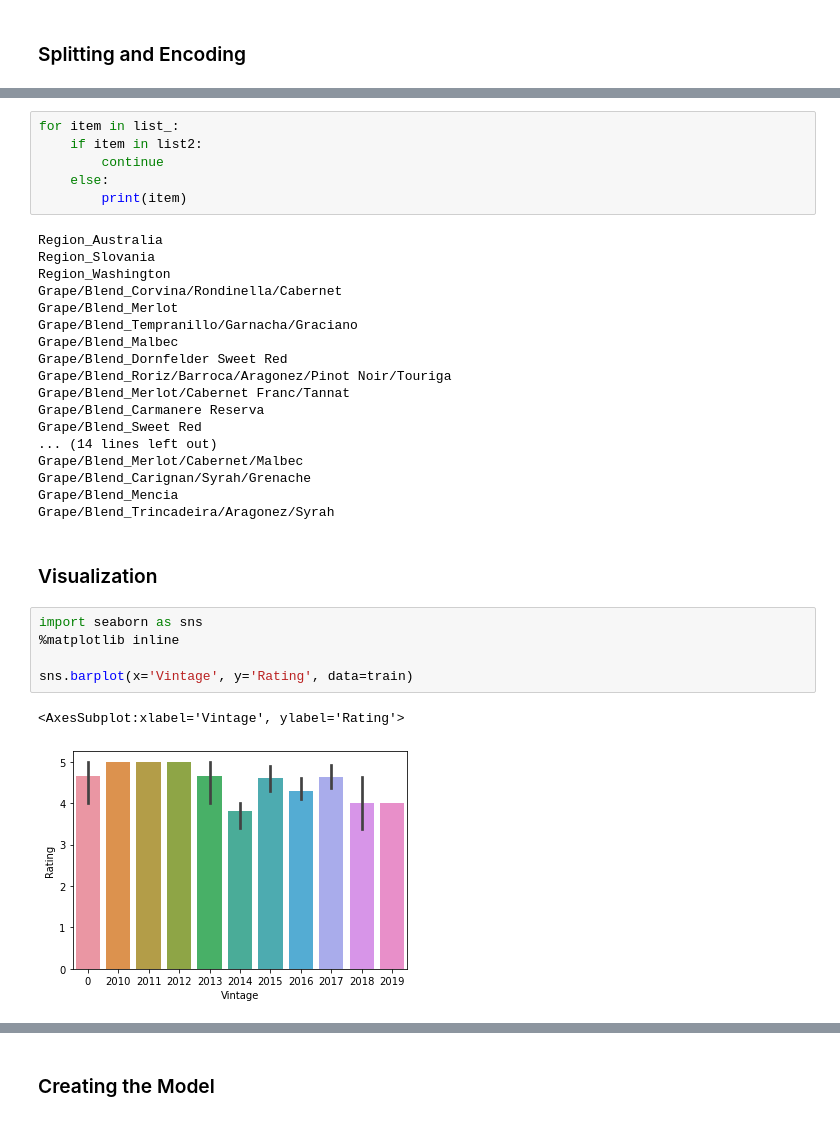
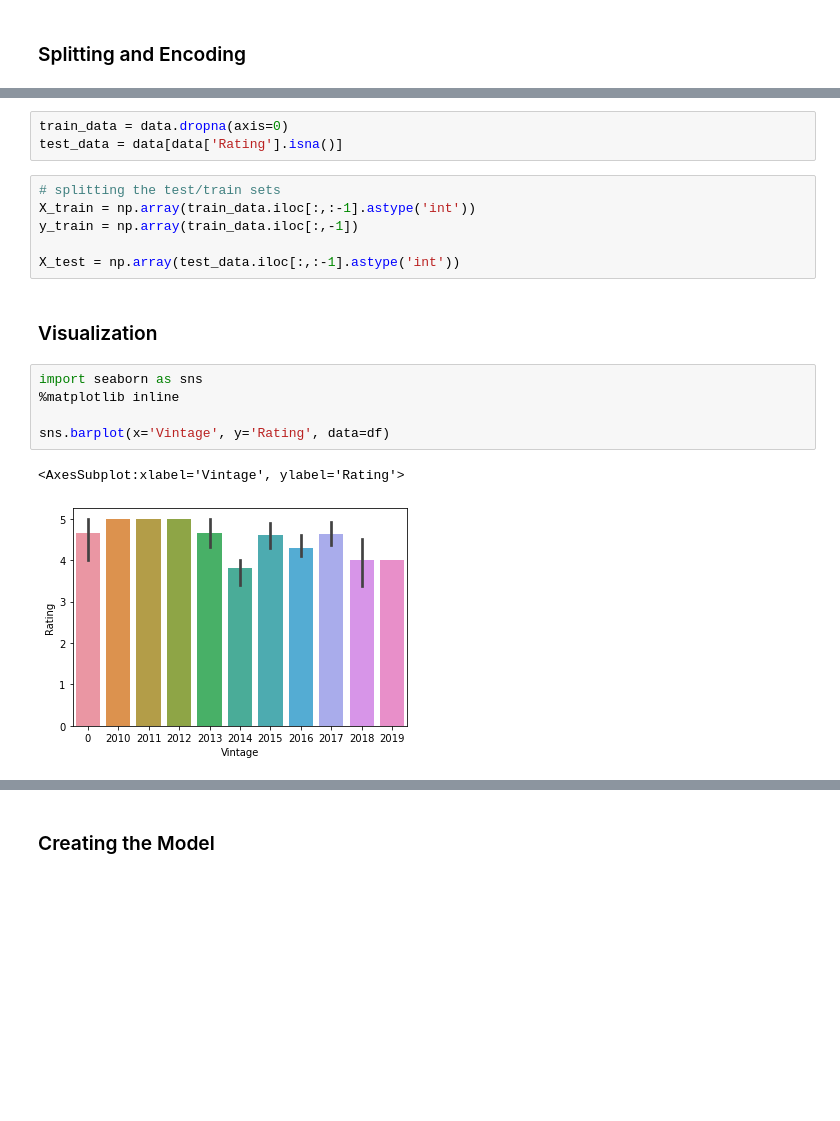
Before and after one commit to JenniferNolasco/wineInventory, a Jupyter notebook: wineInventory.ipynb, the cells around one changed output, grey strips where cells are left out. Cells and saved outputs as stored; diff of their text form; blank space fills up the shorter version.

```diff
--- a/wineInventory.ipynb
+++ b/wineInventory.ipynb
@@ -138,35 +66,20 @@ list2
-# %%
-for item in list_:
-    if item in list2:
-        continue
-    else:
-        print(item)
-# %% [output]
-Region_Australia
-Region_Slovania
-Region_Washington
-Grape/Blend_Corvina/Rondinella/Cabernet
-Grape/Blend_Merlot
-Grape/Blend_Tempranillo/Garnacha/Graciano
-Grape/Blend_Malbec
-Grape/Blend_Dornfelder Sweet Red
-Grape/Blend_Roriz/Barroca/Aragonez/Pinot Noir/Touriga
-Grape/Blend_Merlot/Cabernet Franc/Tannat
-Grape/Blend_Carmanere Reserva
-Grape/Blend_Sweet Red
-... (14 lines left out)
-Grape/Blend_Merlot/Cabernet/Malbec
-Grape/Blend_Carignan/Syrah/Grenache
-Grape/Blend_Mencia
-Grape/Blend_Trincadeira/Aragonez/Syrah
+# %%
+train_data = data.dropna(axis=0)
+test_data = data[data['Rating'].isna()]
+# %%
+# splitting the test/train sets
+X_train = np.array(train_data.iloc[:,:-1].astype('int'))
+y_train = np.array(train_data.iloc[:,-1])
+
+X_test = np.array(test_data.iloc[:,:-1].astype('int'))
 # %% [markdown]
 ### Visualization
 # %%
 import seaborn as sns
 %matplotlib inline
 
-sns.barplot(x='Vintage', y='Rating', data=train)
+sns.barplot(x='Vintage', y='Rating', data=df)
 # %% [output]
 <AxesSubplot:xlabel='Vintage', ylabel='Rating'>
-[figure, old version]
+[figure, new version]
 # %%
```
Also changed, not shown: parts of 23 cells of this notebook.
